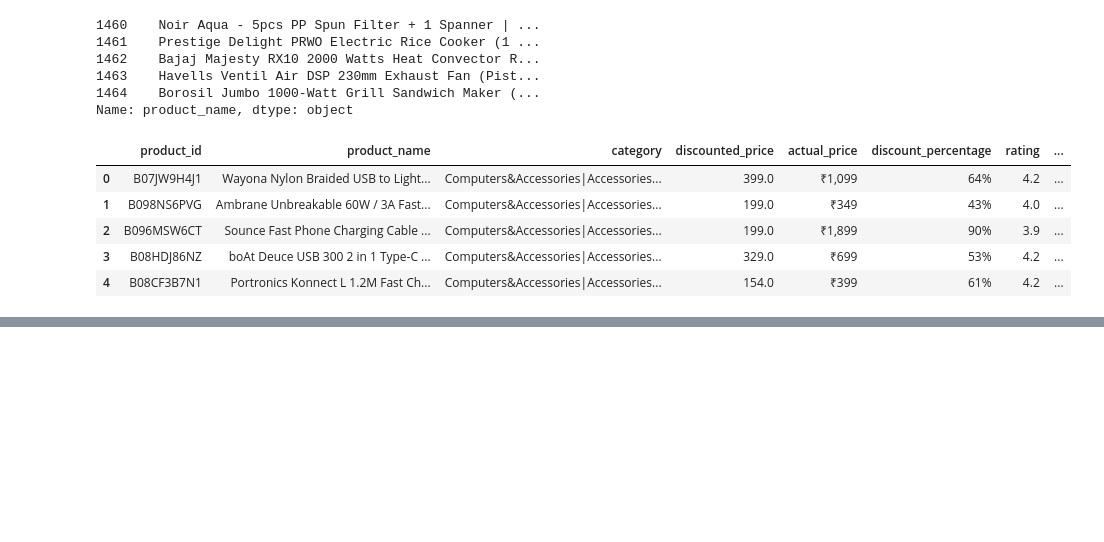
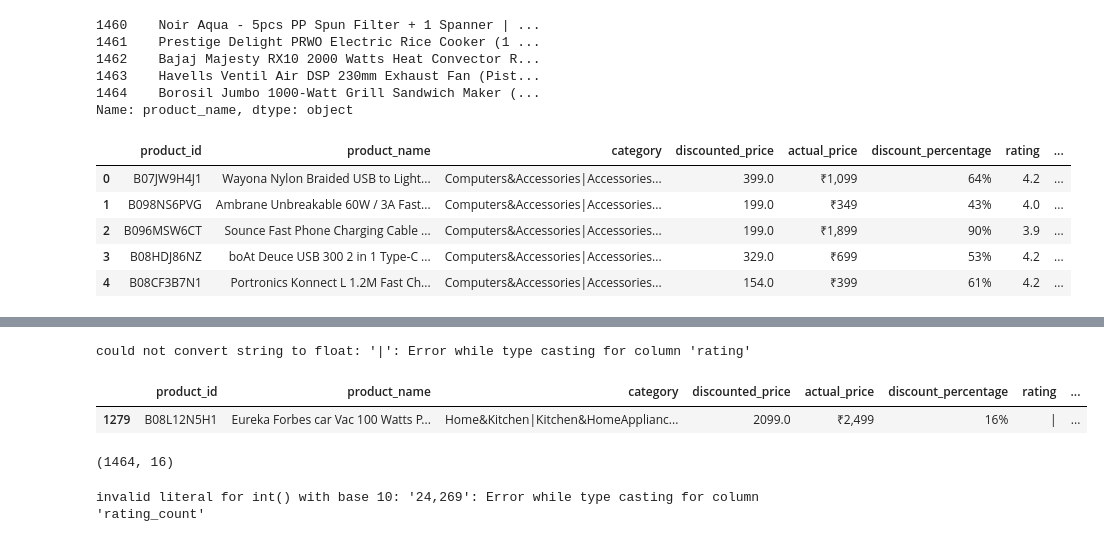
Before and after one commit to LouiseLuoto/Fullstack_data_louise_luoto, a Jupyter notebook: code_alongs/02_data_processing_repetition.ipynb, the cells around one changed output, grey strips where cells are left out. Saved outputs shown, nothing was run; the diff lists cells and outputs as text; code cells hidden in the pictures; blank space fills up the shorter version.

```diff
--- a/code_alongs/02_data_processing_repetition.ipynb
+++ b/code_alongs/02_data_processing_repetition.ipynb
@@ -90,0 +111,24 @@ df.head()
+# %%
+try:
+    df.astype({"rating": float})
+except ValueError as err:
+    print(err)
+# %% [output]
+could not convert string to float: '|': Error while type casting for column 'rating'
+# %%
+df.query("rating == '|'")
+# %% [output]
+|  | product_id | product_name | category | discounted_price | actual_price | discount_percentage | rating | ... |
+| 1279 | B08L12N5H1 | Eureka Forbes car Vac 100 Watts P... | Home&Kitchen|Kitchen&HomeApplianc... | 2099.0 | ₹2,499 | 16% | | | ... |
+# %%
+df = df[pd.to_numeric(df["rating"], errors="coerce").notna()]
+df.shape
+# %% [output]
+(1464, 16)
+# %%
+try:
+    df.astype({"rating": float, "rating_count": int})
+except ValueError as err:
+    print(err)
+# %% [output]
+invalid literal for int() with base 10: '24,269': Error while type casting for column 'rating_count'
```
Also changed, not shown: parts of 10 cells of this notebook.
